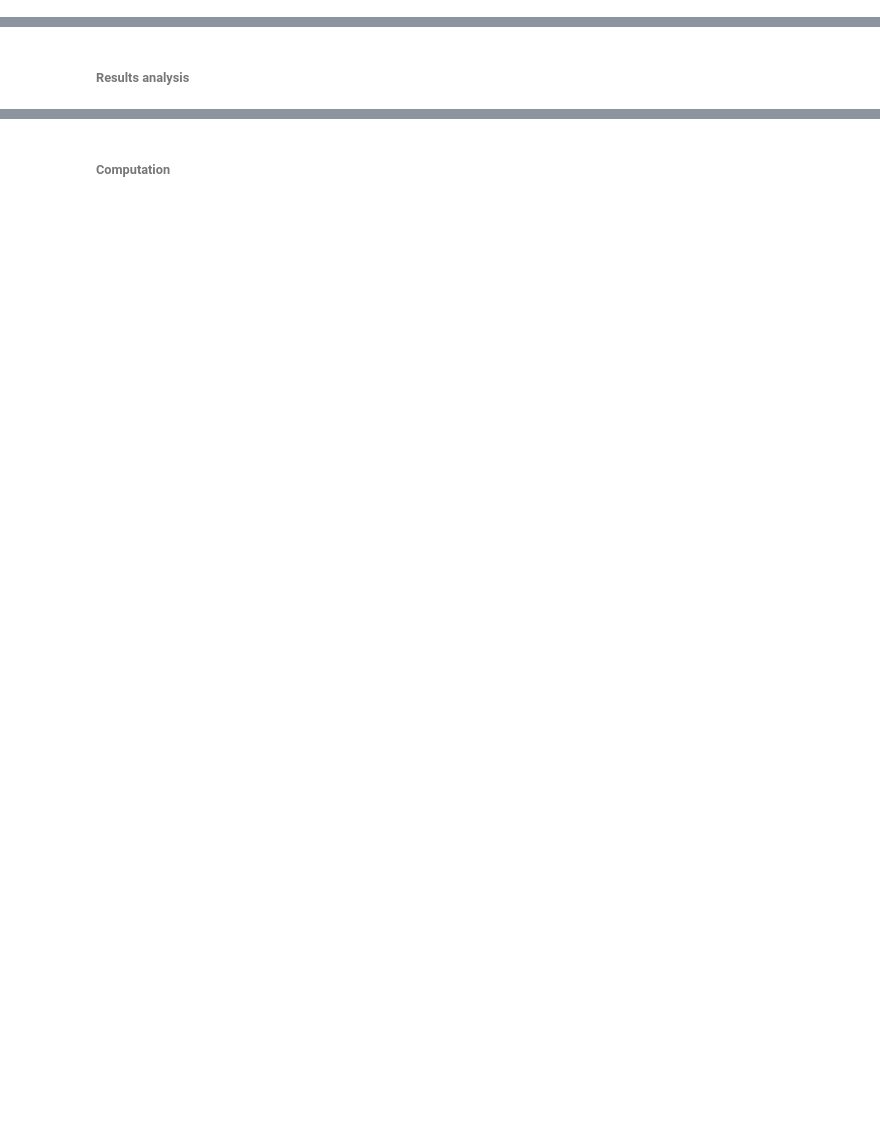
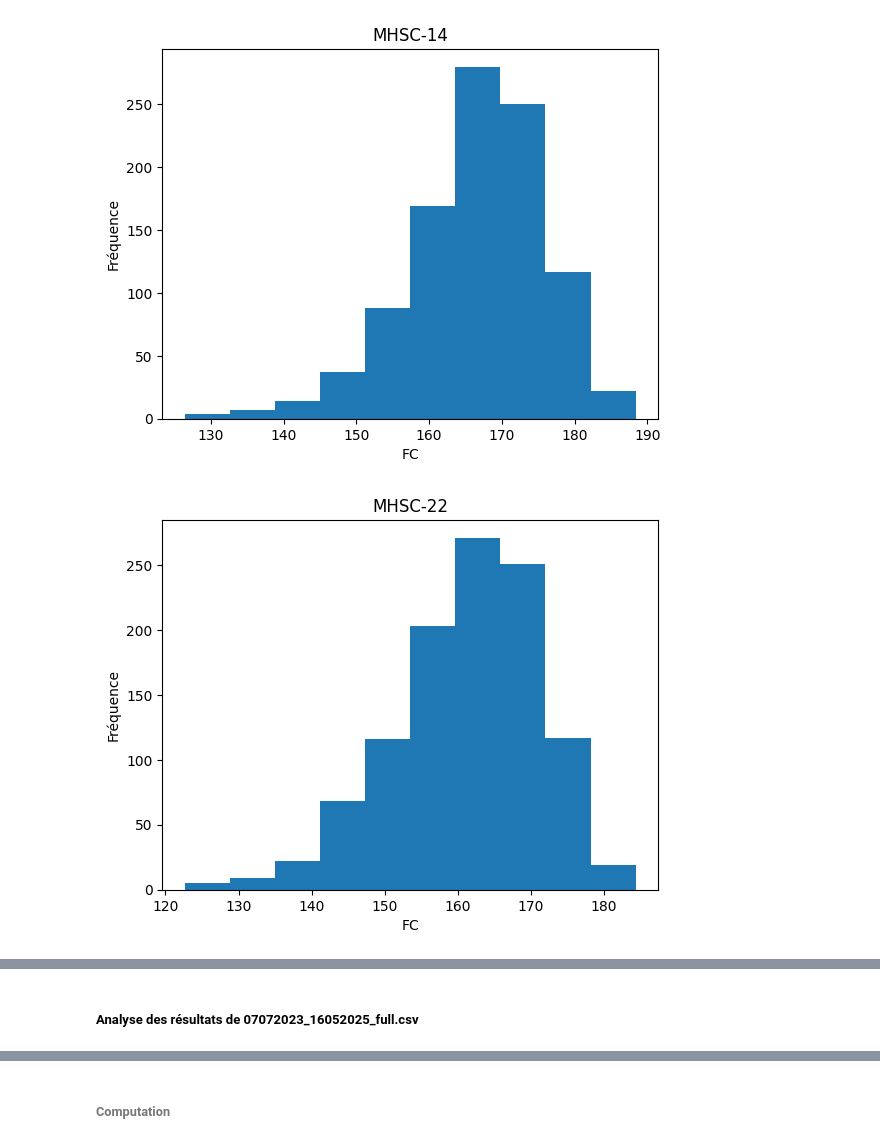
Before and after one commit to tdupuy2001/Anomaly-Detection-in-Cardiac-Responses-Using-CP, a Jupyter notebook: main.ipynb, the cells around one changed output, grey strips where cells are left out. Cells and saved outputs as stored; diff of their text form; code cells hidden in the pictures; blank space fills up the shorter version.

```diff
--- a/main.ipynb
+++ b/main.ipynb
@@ -16,0 +35,5 @@ train.predictions_HR('FC_moyenne',5,n_iter_search, True)
+# %%
+get_distrib_HR('global_data_7_july_2023_16_may_2025.xlsx',965,2000)
+# %% [output]
+[figure, added]
+[figure, added]
@@ -17,4 +46,4 @@ train.predictions_HR('FC_moyenne',5,n_iter_search, True)
 # %% [markdown]
-###### Results analysis
+##### Analyse des résultats de 07072023_16052025_full.csv
 # %%
 results=resultsAnalysis('results/07072023_16052025_full_prediction.csv')
```
Also changed, not shown: parts of 17 cells of this notebook, 1 other file.
